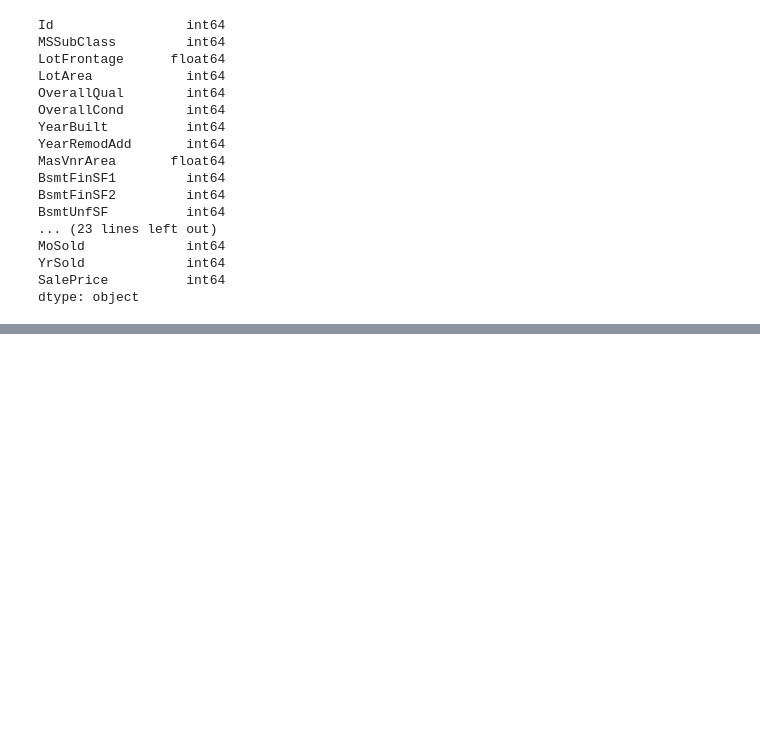
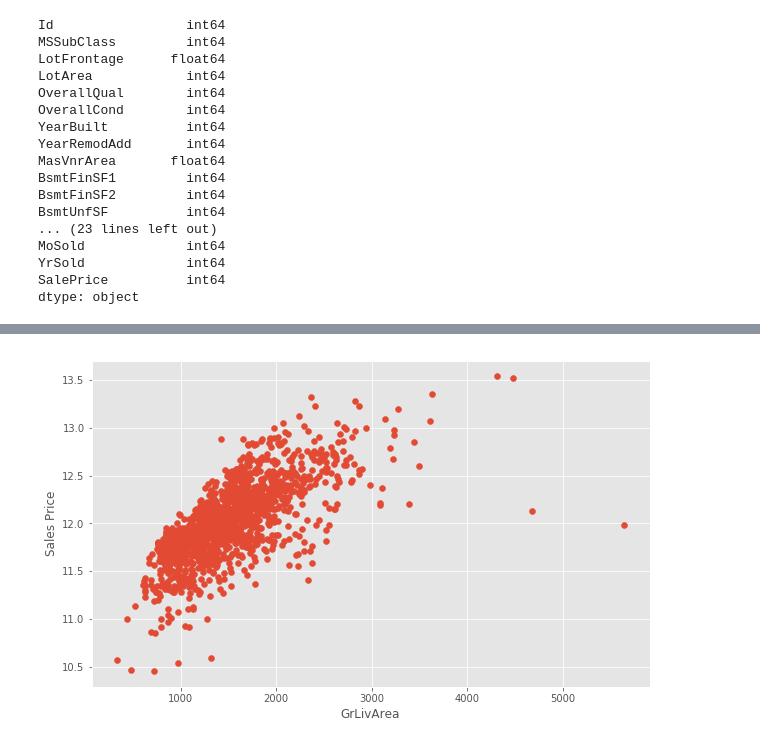
Before and after one commit to code-freeze/keras_machineLearning, a Jupyter notebook: housePrice.ipynb, the cells around one changed output, grey strips where cells are left out. Cells and saved outputs as stored; diff of their text form; code cells hidden in the pictures; blank space fills up the shorter version.

```diff
--- a/housePrice.ipynb
+++ b/housePrice.ipynb
@@ -120,0 +128,7 @@ num_features.corr(method='kendall')
+# %%
+plt.scatter(num_features['GrLivArea'],transform_data)
+plt.xlabel('GrLivArea')
+plt.ylabel('Sales Price')
+plt.show()
+# %% [output]
+[figure, added]
```
Also changed, not shown: parts of 42 cells of this notebook.
